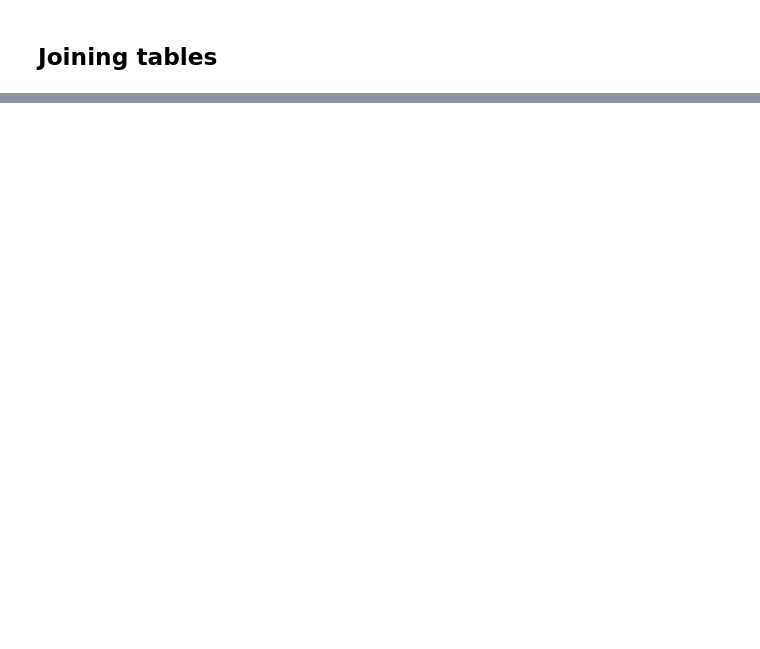
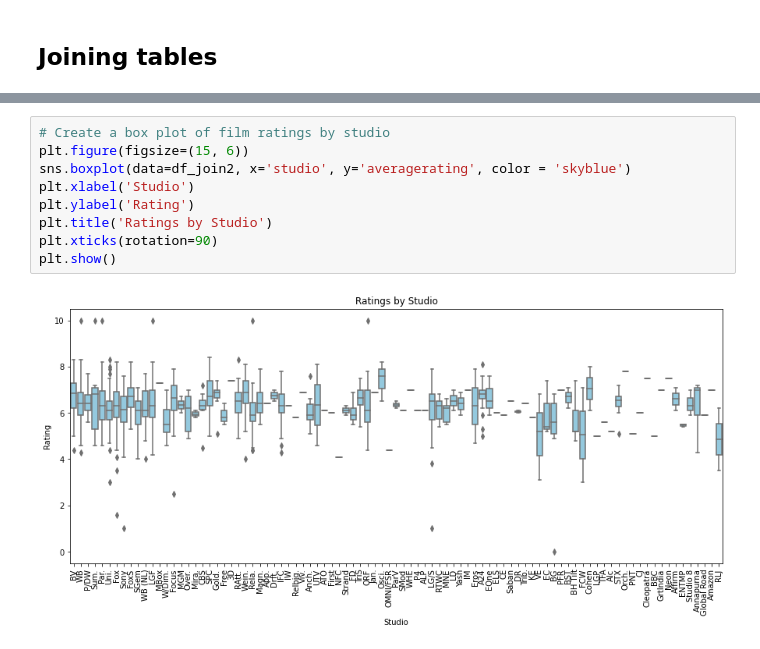
Before and after one commit to mercytegekson/dsc-phase-1-project-v2-4, a Jupyter notebook: student.ipynb, the cells around one changed output, grey strips where cells are left out. Drawn from its saved outputs; the diff is of its cells as text; blank space fills up the shorter version.

```diff
--- a/student.ipynb
+++ b/student.ipynb
@@ -528,0 +909,11 @@ genres_list
+# %%
+# Create a box plot of film ratings by studio
+plt.figure(figsize=(15, 6))
+sns.boxplot(data=df_join2, x='studio', y='averagerating', color = 'skyblue')
+plt.xlabel('Studio')
+plt.ylabel('Rating')
+plt.title('Ratings by Studio')
+plt.xticks(rotation=90)
+plt.show()
+# %% [output]
+[figure, added]
```
Also changed, not shown: parts of 119 cells of this notebook, 2 other files.
